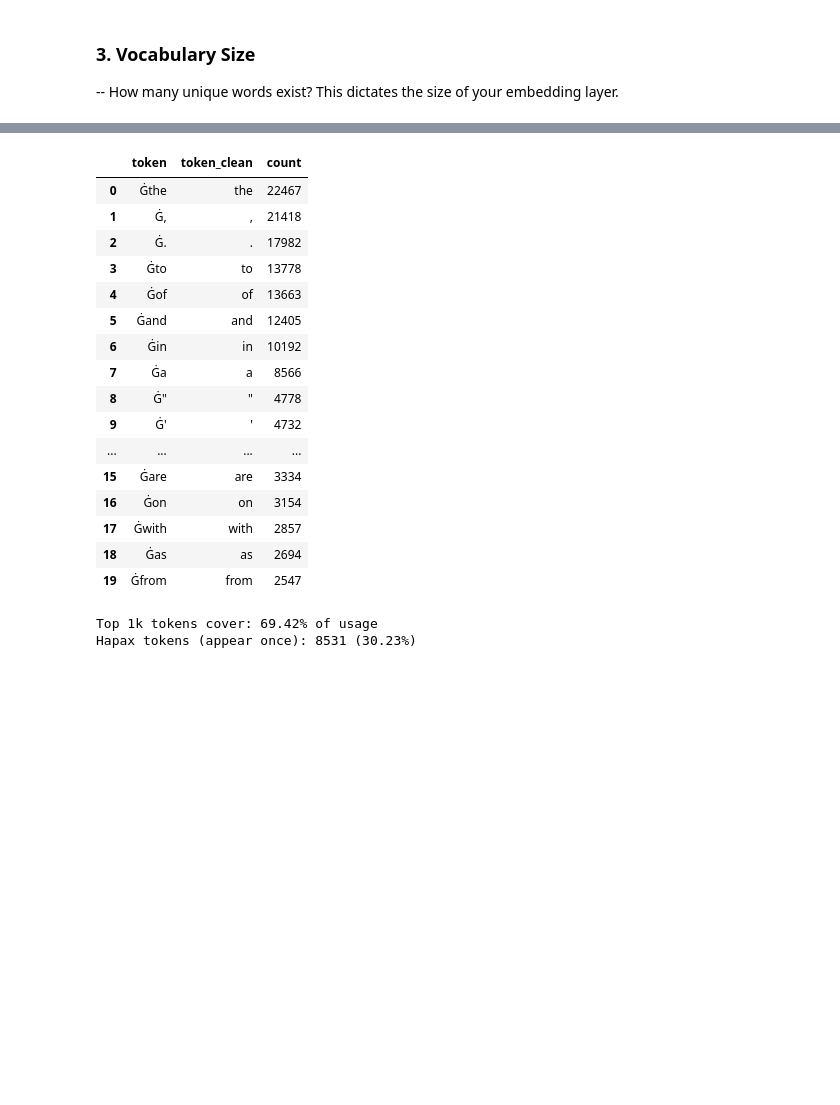
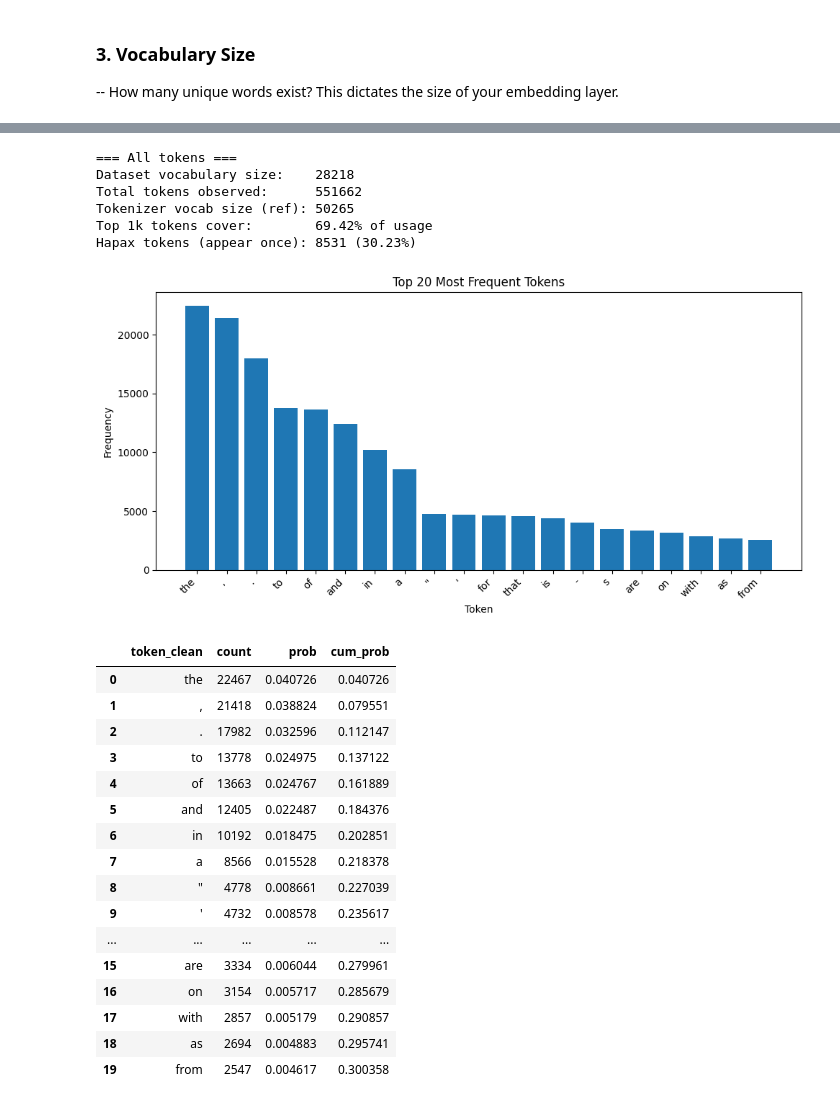
Before and after one commit to AngadK89/60035_nlp_cw, a Jupyter notebook: eda.ipynb, the cells around one changed output, grey strips where cells are left out. Drawn from its saved outputs; the diff is of its cells as text; code cells hidden in the pictures; blank space fills up the shorter version.

```diff
--- a/eda.ipynb
+++ b/eda.ipynb
@@ -315,41 +344,40 @@ Tokenizer vocab size (reference): 50265
 # %%
-freq_df = pd.DataFrame({
-    "token": list(token_counts.keys()),
-    "token_clean": [tok.lstrip("Ġ") for tok in token_counts.keys()],
-    "count": list(token_counts.values())
-})
+texts = filtered_data["text"].astype(str).tolist()
 
-freq_df = freq_df.sort_values("count", ascending=False).reset_index(drop=True)
+def list_tokens_from_texts(texts):
+    return [
+        tokenizer.convert_ids_to_tokens(tid)
+        for seq in tokenise_inputs(texts, add_special_tokens=False)["input_ids"]
+        for tid in seq
+    ]
 
-top20 = freq_df.head(20).reset_index(drop=True)
-top20
+all_toks = list_tokens_from_texts(texts)
+
+# --- All tokens ---
+token_counts, freq_df = compute_vocab_stats(all_toks, "All tokens")
+plot_top20(freq_df, "Top 20 Most Frequent Tokens")
 # %% [output]
+=== All tokens ===
+Dataset vocabulary size:    28218
+Total tokens observed:      551662
+Tokenizer vocab size (ref): 50265
+Top 1k tokens cover:        69.42% of usage
+Hapax tokens (appear once): 8531 (30.23%)
+[figure, added]
-|  | token | token_clean | count |
-| 0 | Ġthe | the | 22467 |
-| 1 | Ġ, | , | 21418 |
-| 2 | Ġ. | . | 17982 |
-| 3 | Ġto | to | 13778 |
-| 4 | Ġof | of | 13663 |
-| 5 | Ġand | and | 12405 |
-| 6 | Ġin | in | 10192 |
-| 7 | Ġa | a | 8566 |
-| 8 | Ġ" | " | 4778 |
-| 9 | Ġ' | ' | 4732 |
-| ... | ... | ... | ... |
-| 15 | Ġare | are | 3334 |
-| 16 | Ġon | on | 3154 |
-| 17 | Ġwith | with | 2857 |
-| 18 | Ġas | as | 2694 |
-| 19 | Ġfrom | from | 2547 |
+|  | token_clean | count | prob | cum_prob |
+| 0 | the | 22467 | 0.040726 | 0.040726 |
+| 1 | , | 21418 | 0.038824 | 0.079551 |
+| 2 | . | 17982 | 0.032596 | 0.112147 |
+| 3 | to | 13778 | 0.024975 | 0.137122 |
+| 4 | of | 13663 | 0.024767 | 0.161889 |
+| 5 | and | 12405 | 0.022487 | 0.184376 |
+| 6 | in | 10192 | 0.018475 | 0.202851 |
+| 7 | a | 8566 | 0.015528 | 0.218378 |
+| 8 | " | 4778 | 0.008661 | 0.227039 |
+| 9 | ' | 4732 | 0.008578 | 0.235617 |
+| ... | ... | ... | ... | ... |
+| 15 | are | 3334 | 0.006044 | 0.279961 |
+| 16 | on | 3154 | 0.005717 | 0.285679 |
+| 17 | with | 2857 | 0.005179 | 0.290857 |
+| 18 | as | 2694 | 0.004883 | 0.295741 |
+| 19 | from | 2547 | 0.004617 | 0.300358 |
-# %%
-freq_df["prob"] = freq_df["count"] / total_tokens
-freq_df["cum_prob"] = freq_df["prob"].cumsum()
-
-top_1k_coverage = freq_df.loc[999, "cum_prob"] if len(freq_df) > 1000 else 1.0
-hapax = (freq_df["count"] == 1).sum()
-
-print(f"Top 1k tokens cover: {top_1k_coverage:.2%} of usage")
-print(f"Hapax tokens (appear once): {hapax} ({hapax/vocab_size_dataset:.2%})")
-# %% [output]
-Top 1k tokens cover: 69.42% of usage
-Hapax tokens (appear once): 8531 (30.23%)
```
Also changed, not shown: parts of 17 cells of this notebook, 3 other files.
